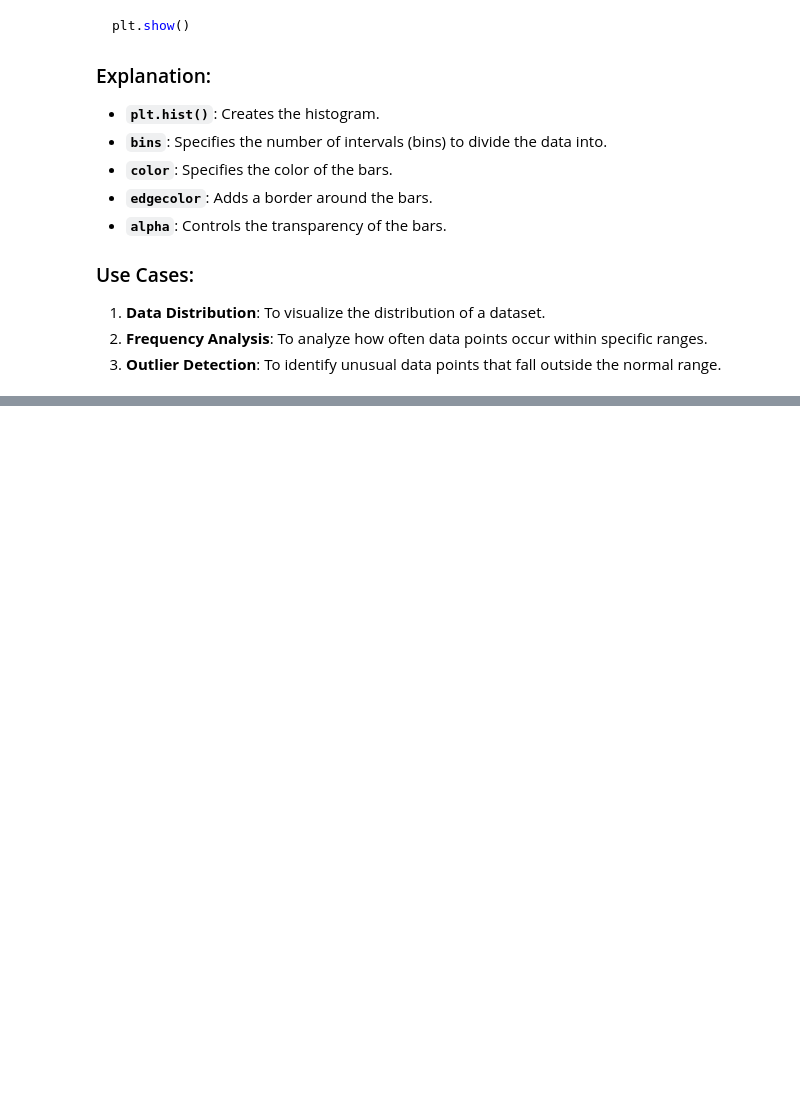
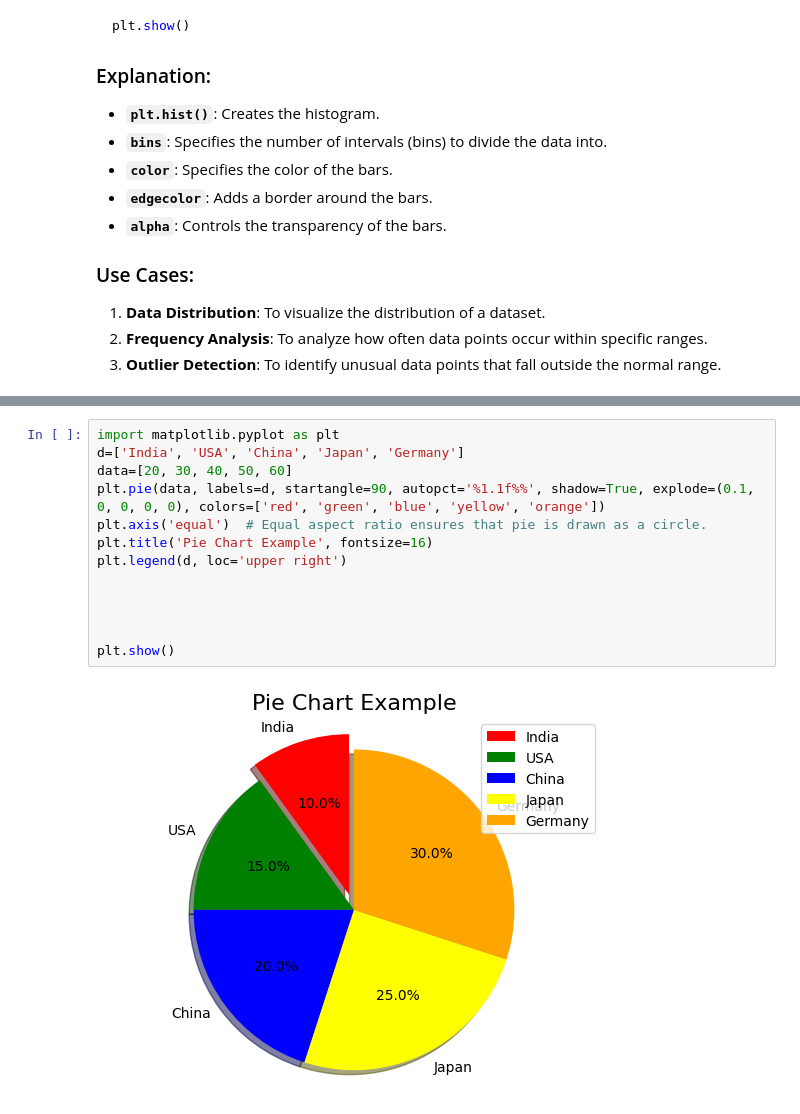
Before and after one commit to bijoybiswas21/Python, a Jupyter notebook: Python Ai/Matplotlib/mat.ipynb, the cells around one changed output, grey strips where cells are left out. Saved outputs shown, nothing was run; the diff lists cells and outputs as text; blank space fills up the shorter version.

```diff
--- a/Python Ai/Matplotlib/mat.ipynb
+++ b/Python Ai/Matplotlib/mat.ipynb
@@ -569,0 +712,15 @@ plt.show()
+# %%
+import matplotlib.pyplot as plt
+d=['India', 'USA', 'China', 'Japan', 'Germany']
+data=[20, 30, 40, 50, 60]
+plt.pie(data, labels=d, startangle=90, autopct='%1.1f%%', shadow=True, explode=(0.1, 0, 0, 0, 0), colors=['red', 'green', 'blue', 'yellow', 'orange'])
+plt.axis('equal')  # Equal aspect ratio ensures that pie is drawn as a circle.
+plt.title('Pie Chart Example', fontsize=16)
+plt.legend(d, loc='upper right')
+
+
+
+
+plt.show()
+# %% [output]
+[figure, added]
```
Also changed, not shown: parts of 4 cells of this notebook, 1 other file.
